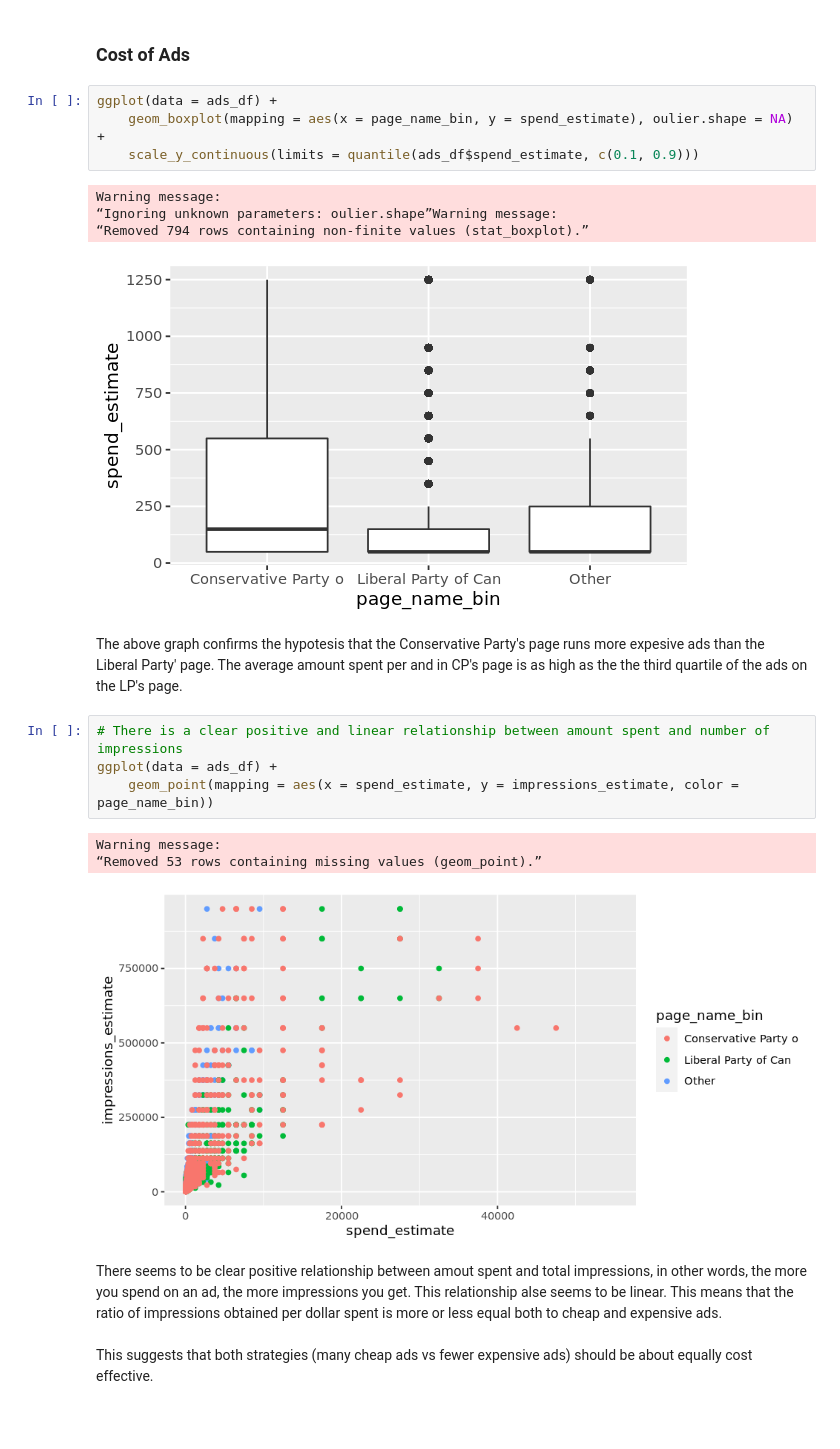
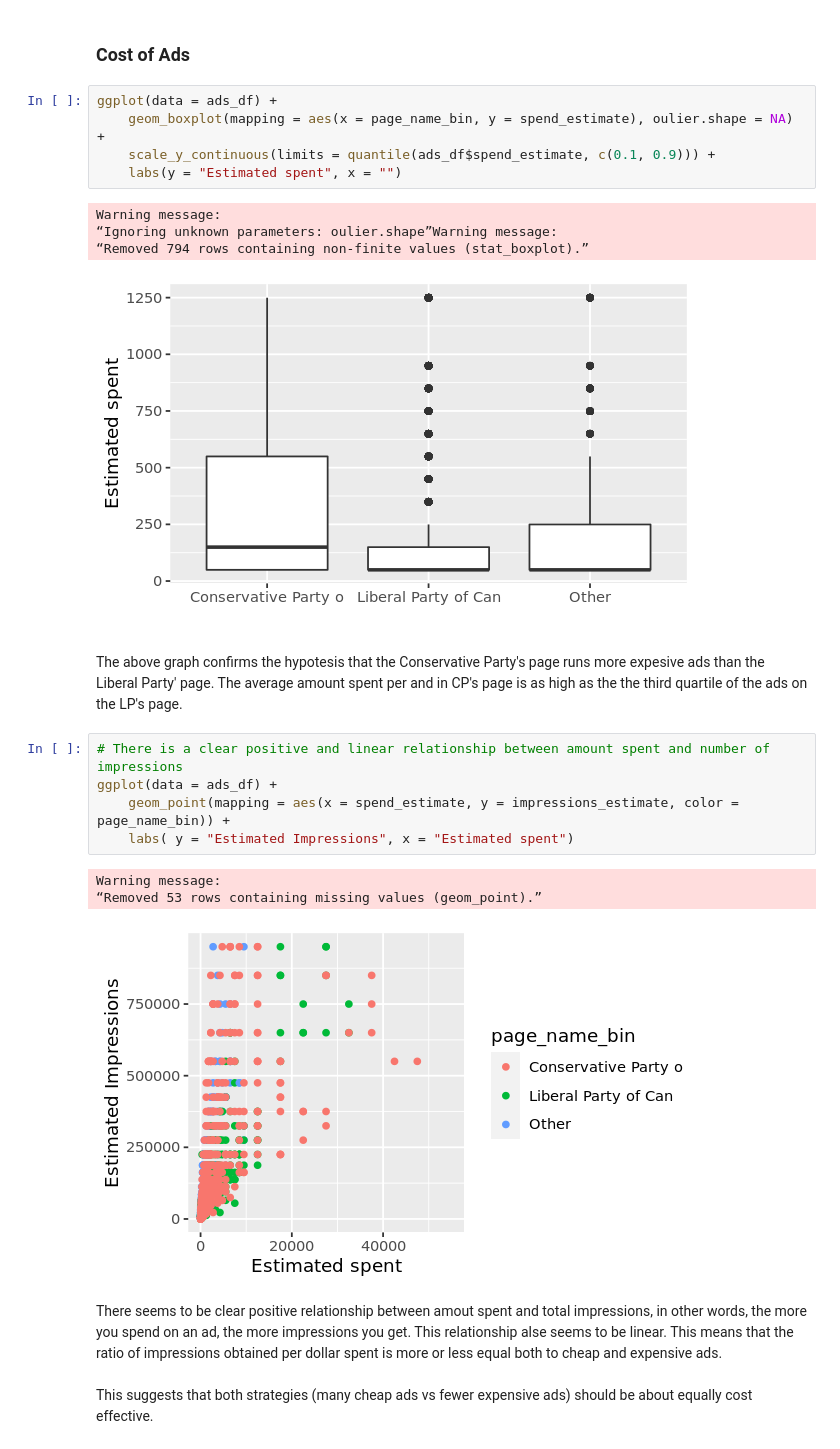
Before and after one commit to atiagosoares/ads_archive, a Jupyter notebook: analisys.ipynb, the cells around one changed output. Saved outputs shown, nothing was run; the diff lists cells and outputs as text; blank space fills up the shorter version.

```diff
--- a/analisys.ipynb
+++ b/analisys.ipynb
@@ -87,22 +89,24 @@ ggplot(data = dbr_df) +
 # %%
 ggplot(data = ads_df) +
     geom_boxplot(mapping = aes(x = page_name_bin, y = spend_estimate), oulier.shape = NA) +
-    scale_y_continuous(limits = quantile(ads_df$spend_estimate, c(0.1, 0.9)))
+    scale_y_continuous(limits = quantile(ads_df$spend_estimate, c(0.1, 0.9))) +
+    labs(y = "Estimated spent", x = "")
 # %% [output]
 Warning message:
 “Ignoring unknown parameters: oulier.shape”Warning message:
 “Removed 794 rows containing non-finite values (stat_boxplot).”
-[figure, old version]
+[figure, new version]
 # %% [markdown]
 The above graph confirms the hypotesis that the Conservative Party's page runs more expesive ads than the Liberal Party' page. The average amount spent per and in CP's page is as high as the the third quartile of the ads on the LP's page.
 # %%
 # There is a clear positive and linear relationship between amount spent and number of impressions
 ggplot(data = ads_df) +
-    geom_point(mapping = aes(x = spend_estimate, y = impressions_estimate, color = page_name_bin))
+    geom_point(mapping = aes(x = spend_estimate, y = impressions_estimate, color = page_name_bin)) +
+    labs( y = "Estimated Impressions", x = "Estimated spent")
 # %% [output]
 Warning message:
 “Removed 53 rows containing missing values (geom_point).”
-[figure, old version]
+[figure, new version]
 # %% [markdown]
 There seems to be clear positive relationship between amout spent and total impressions, in other words, the more you spend on an ad, the more impressions you get. This relationship alse seems to be linear. This means that the ratio of impressions obtained per dollar spent is more or less equal both to cheap and expensive ads. <br><br>
 This suggests that both strategies (many cheap ads vs fewer expensive ads) should be about equally cost effective.
```
Also changed, not shown: parts of 6 cells of this notebook.
